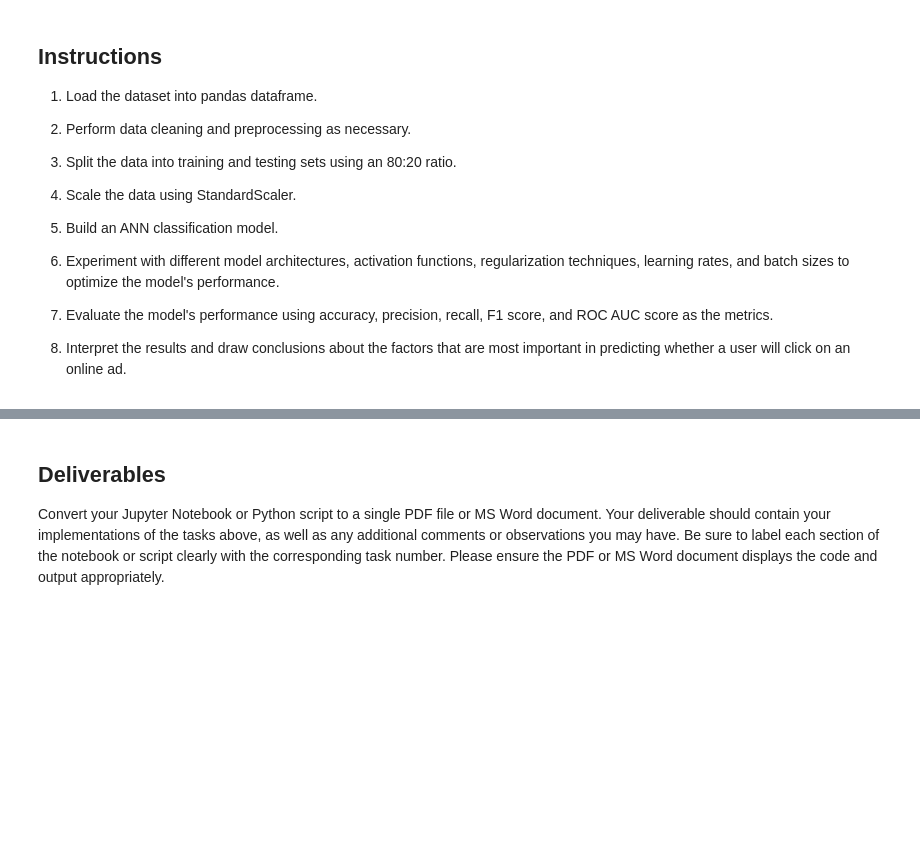
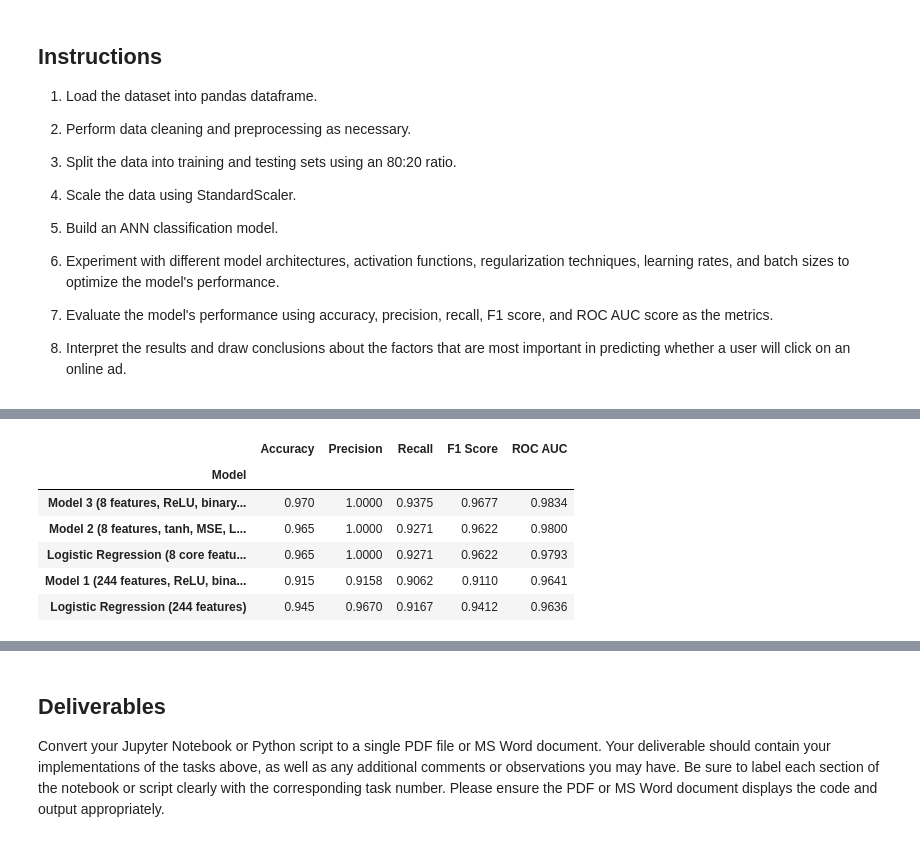
Before and after one commit to Mosizamani/aai_511_assingments, a Jupyter notebook: 2/assignment2.1.ipynb, the cells around one changed output, grey strips where cells are left out. Cells and saved outputs as stored; diff of their text form; code cells hidden in the pictures; blank space fills up the shorter version.

```diff
--- a/2/assignment2.1.ipynb
+++ b/2/assignment2.1.ipynb
@@ -56,2 +174,14 @@ Advertising Dataset
 # %%
 # 4. Scale the data using StandardScaler.
+
+from sklearn.preprocessing import StandardScaler
+
+sc = StandardScaler()
+X_train = sc.fit_transform(X_train)
+X_test = sc.transform(X_test)
+
+print(f"X_train shape: {X_train.shape}")
+print(f"X_test shape: {X_test.shape}")
+print("Scaled training set stats (first 5 features):")
+print("Means:", X_train[:, :5].mean(axis=0))
+print("Stds:", X_train[:, :5].std(axis=0))
@@ -65,0 +659,66 @@ Advertising Dataset
+# %%
+# 9. Bonus - Compare Logistic Regression with ANN model(s)
+
+from sklearn.linear_model import LogisticRegression
+
+
+def evaluate_sklearn_model(model, X_test_data, y_true, model_name):
+    y_true = np.array(y_true).ravel()
+    y_prob = model.predict_proba(X_test_data)[:, 1]
+    y_pred = model.predict(X_test_data)
+
+    return {
+        "Model": model_name,
+        "Accuracy": accuracy_score(y_true, y_pred),
+        "Precision": precision_score(y_true, y_pred),
+        "Recall": recall_score(y_true, y_pred),
+        "F1 Score": f1_score(y_true, y_pred),
+        "ROC AUC": roc_auc_score(y_true, y_prob),
+    }
+
+
+# Logistic Regression on full feature set (244 features)
+lr_full = LogisticRegression(max_iter=1000, random_state=42)
+lr_full.fit(X_train, np.array(y_train).ravel())
+
+# Logistic Regression on 8 core features
+lr_core = LogisticRegression(max_iter=1000, random_state=42)
+lr_core.fit(X_train_alt, np.array(y_train).ravel())
+
+bonus_results = [
+    evaluate_sklearn_model(
+        lr_full,
+        X_test,
+        y_test,
+        "Logistic Regression (244 features)",
+    ),
+    evaluate_sklearn_model(
+        lr_core,
+        X_test_alt,
+        y_test,
+        "Logistic Regression (8 core features)",
+    ),
+]
+
+bonus_results_df = pd.DataFrame(bonus_results).set_index("Model")
+
+print("Logistic Regression results:")
+display(bonus_results_df.round(4))
+
+comparison_df = pd.concat([results_df, bonus_results_df])
+comparison_df = comparison_df.sort_values("ROC AUC", ascending=False)
+
+print("\nANN vs Logistic Regression comparison:")
+display(comparison_df.round(4))
+
+best_overall = comparison_df["ROC AUC"].idxmax()
+print(f"\nBest model overall: {best_overall}")
+print(
+    "\nSummary:"
+    "\n- Logistic Regression is a strong baseline and trains much faster than the ANNs."
+    "\n- On the full feature set, compare LR performance with Model 1."
+    "\n- On the 8 core features, compare LR performance with Models 2 and 3."
+    "\n- If an ANN outperforms logistic regression, the extra complexity may be justified."
+    "\n- If logistic regression is close or better, it is often preferred for interpretability and deployment simplicity."
+)
+# %% [output]
@@ -65,0 +731,7 @@ Advertising Dataset
+|  | Accuracy | Precision | Recall | F1 Score | ROC AUC |
+| Model |  |  |  |  |  |
+| Model 3 (8 features, ReLU, binary... | 0.970 | 1.0000 | 0.9375 | 0.9677 | 0.9834 |
+| Model 2 (8 features, tanh, MSE, L... | 0.965 | 1.0000 | 0.9271 | 0.9622 | 0.9800 |
+| Logistic Regression (8 core featu... | 0.965 | 1.0000 | 0.9271 | 0.9622 | 0.9793 |
+| Model 1 (244 features, ReLU, bina... | 0.915 | 0.9158 | 0.9062 | 0.9110 | 0.9641 |
+| Logistic Regression (244 features) | 0.945 | 0.9670 | 0.9167 | 0.9412 | 0.9636 |
```
Also changed, not shown: parts of 11 cells of this notebook.
